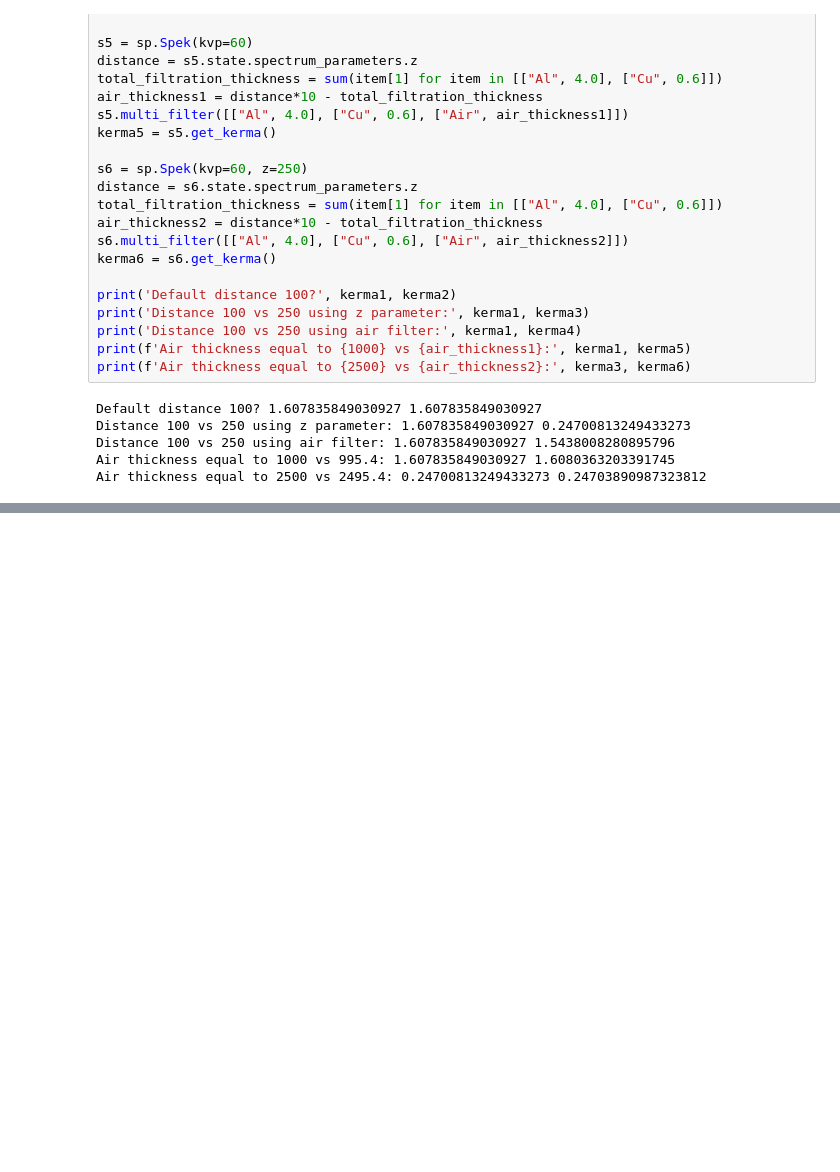
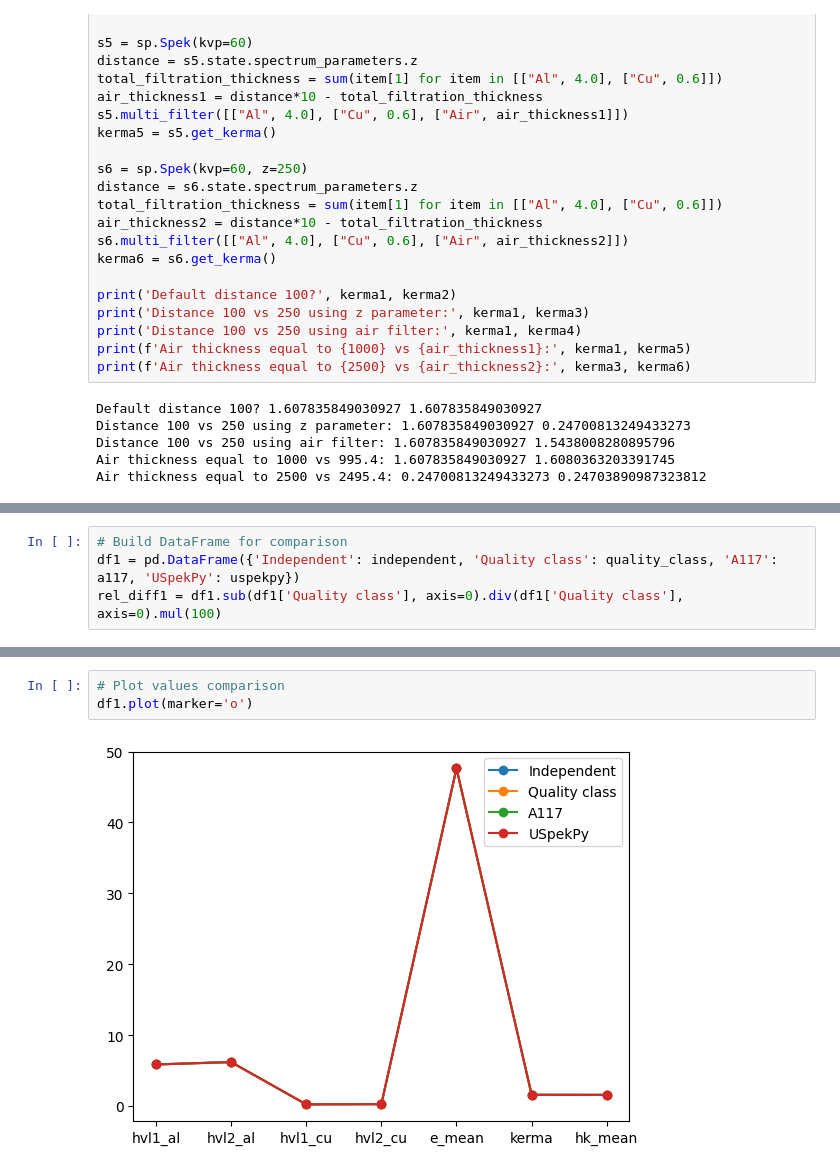
Before and after one commit to lmri-met/metpyx, a Jupyter notebook: notebooks/verification_sim_quality.ipynb, the cells around one changed output, grey strips where cells are left out. Cells and saved outputs as stored; diff of their text form; blank space fills up the shorter version.

Commit message:
Verify Quality class for all qualities and quantities

```diff
--- a/notebooks/verification_sim_quality.ipynb
+++ b/notebooks/verification_sim_quality.ipynb
@@ -324,0 +344,4 @@ hk_mean     1.565267       1.565267   1.565267   1.565267
+# %%
+# Build DataFrame for comparison
+df1 = pd.DataFrame({'Independent': independent, 'Quality class': quality_class, 'A117': a117, 'USpekPy': uspekpy})
+rel_diff1 = df1.sub(df1['Quality class'], axis=0).div(df1['Quality class'], axis=0).mul(100)
@@ -324,0 +372,5 @@ hk_mean     1.565267       1.565267   1.565267   1.565267
+# %%
+# Plot values comparison
+df1.plot(marker='o')
+# %% [output]
+[figure, added]
```
Also changed, not shown: parts of 53 cells of this notebook, 1 other file.
